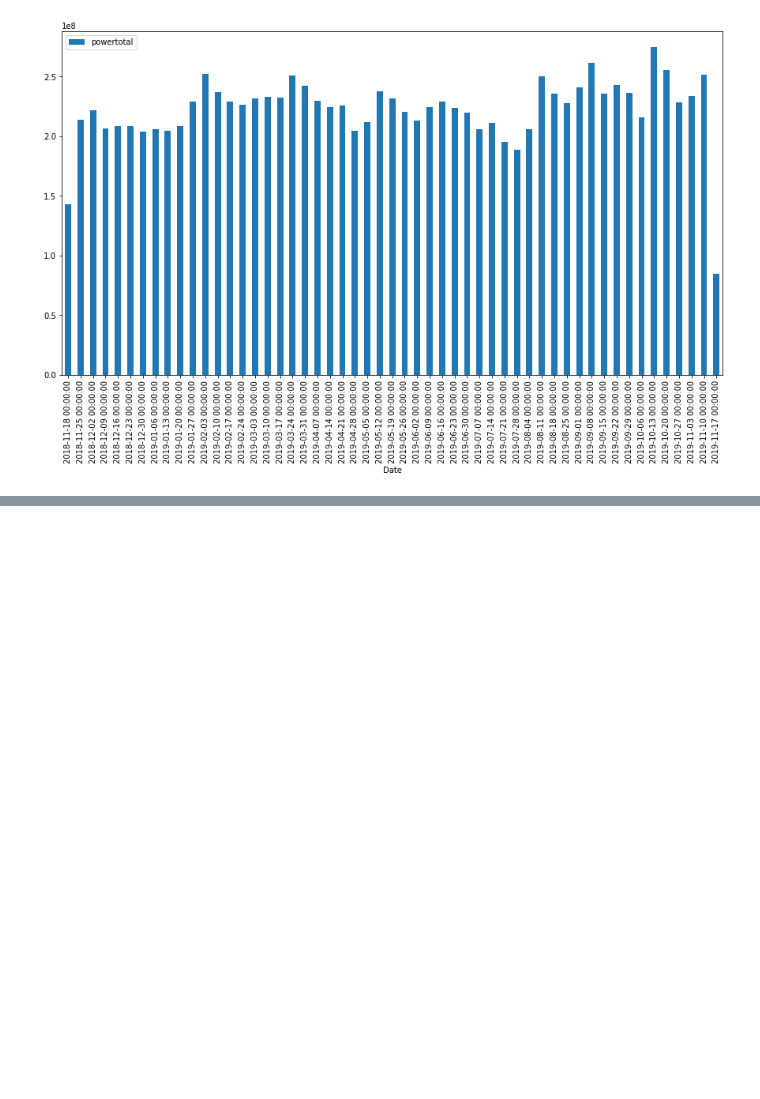
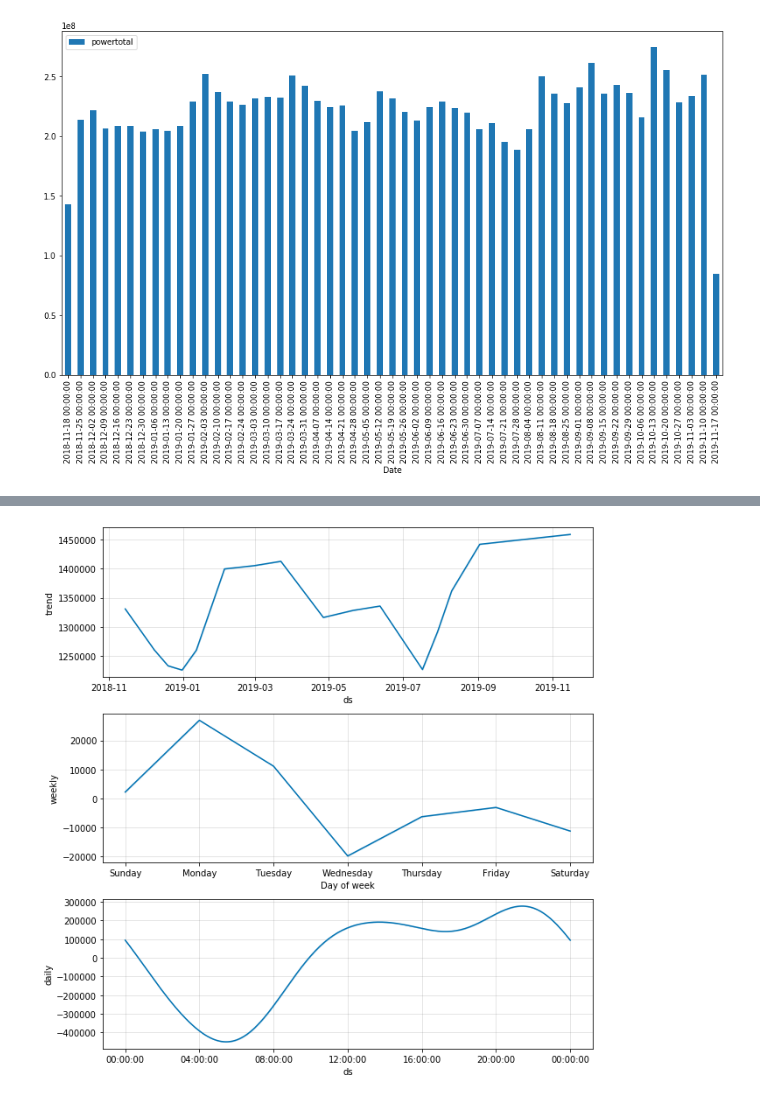
Before and after one commit to Landstein/Water-Treatment-Plant-Power-Predictions, a Jupyter notebook: Facebook Prophet Analysis.ipynb, the cells around one changed output, grey strips where cells are left out. Saved outputs shown, nothing was run; the diff lists cells and outputs as text; code cells hidden in the pictures; blank space fills up the shorter version.

```diff
--- a/Facebook Prophet Analysis.ipynb
+++ b/Facebook Prophet Analysis.ipynb
@@ -89,0 +131,4 @@ df_power.resample('W').sum().plot.bar(figsize=(15,8))
+# %%
+m.plot_components(forecast);
+# %% [output]
+[figure, added]
```
Also changed, not shown: parts of 8 cells of this notebook.
